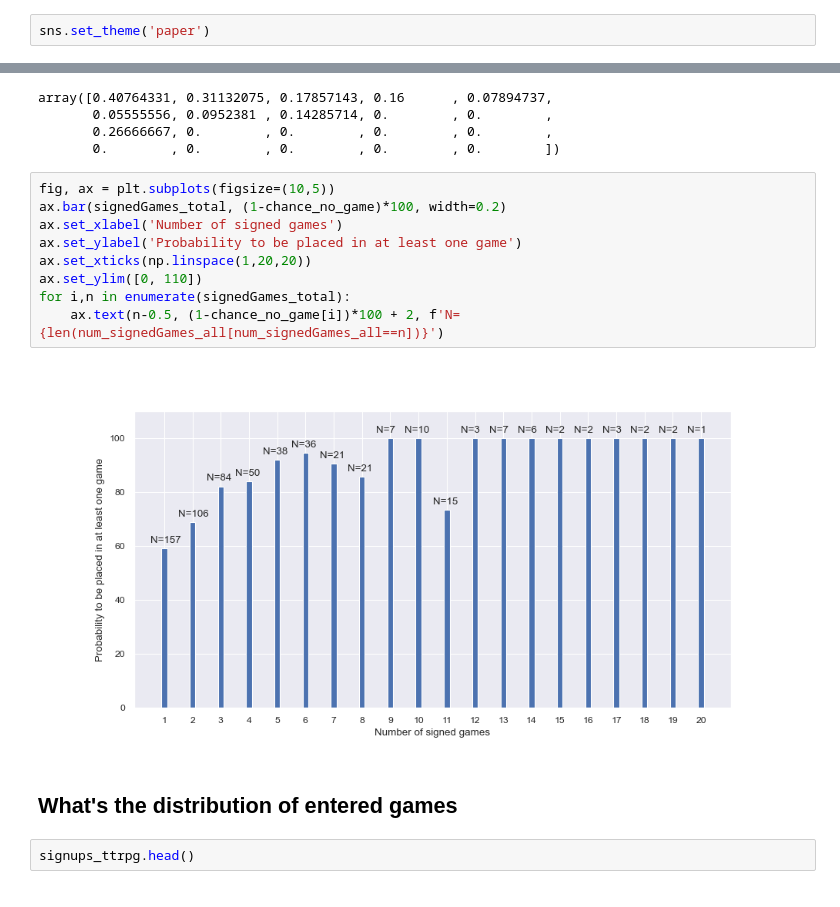
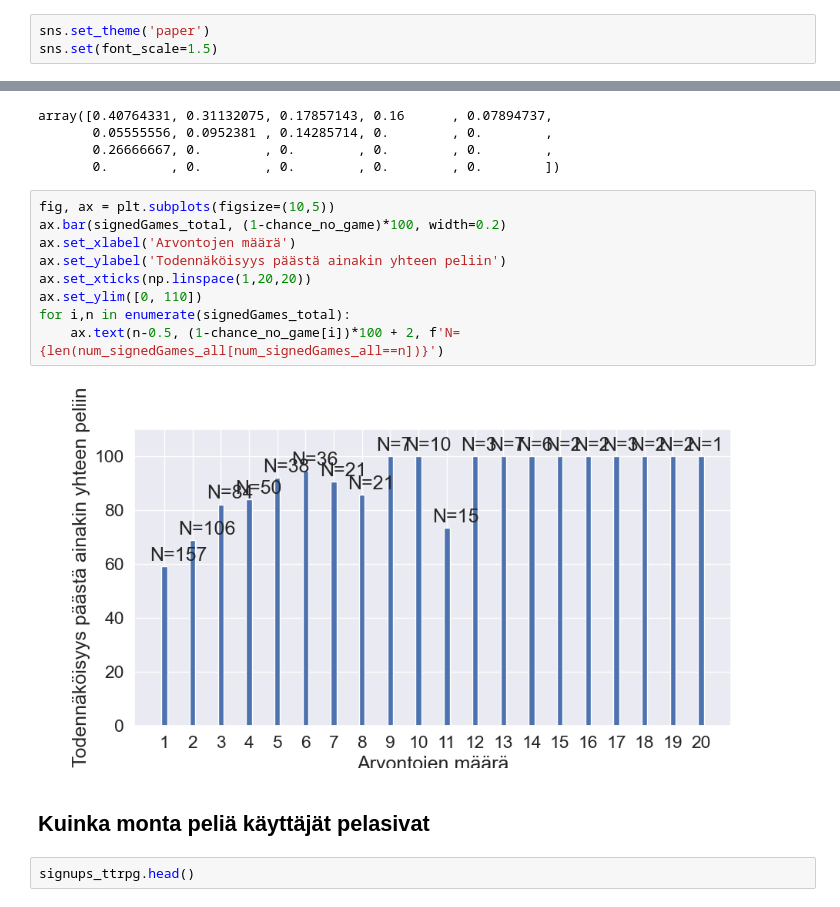
Before and after one commit to ropekonsti/ropecon-2022, a Jupyter notebook: analyysi.ipynb, the cells around one changed output, grey strips where cells are left out. Drawn from its saved outputs; the diff is of its cells as text.

```diff
--- a/analyysi.ipynb
+++ b/analyysi.ipynb
@@ -15,6 +18,7 @@ from datetime import datetime, timedelta
 %matplotlib widget
 # %%
 sns.set_theme('paper')
+sns.set(font_scale=1.5)
 # %% [markdown]
 ## Ladataan data
 
@@ -184,16 +198,16 @@ array([0.40764331, 0.31132075, 0.17857143, 0.16      , 0.07894737,
 # %%
 fig, ax = plt.subplots(figsize=(10,5))
 ax.bar(signedGames_total, (1-chance_no_game)*100, width=0.2)
-ax.set_xlabel('Number of signed games')
-ax.set_ylabel('Probability to be placed in at least one game')
+ax.set_xlabel('Arvontojen määrä')
+ax.set_ylabel('Todennäköisyys päästä ainakin yhteen peliin')
 ax.set_xticks(np.linspace(1,20,20))
 ax.set_ylim([0, 110])
 for i,n in enumerate(signedGames_total):
     ax.text(n-0.5, (1-chance_no_game[i])*100 + 2, f'N={len(num_signedGames_all[num_signedGames_all==n])}')
 # %% [output]
-[figure, old version]
+[figure, new version]
-# %% [markdown]
-## What's the distribution of entered games
+# %% [markdown]
+## Kuinka monta peliä käyttäjät pelasivat
 # %%
 signups_ttrpg.head()
 # %% [output]
```
Also changed, not shown: parts of 39 cells of this notebook, 1 other file.
